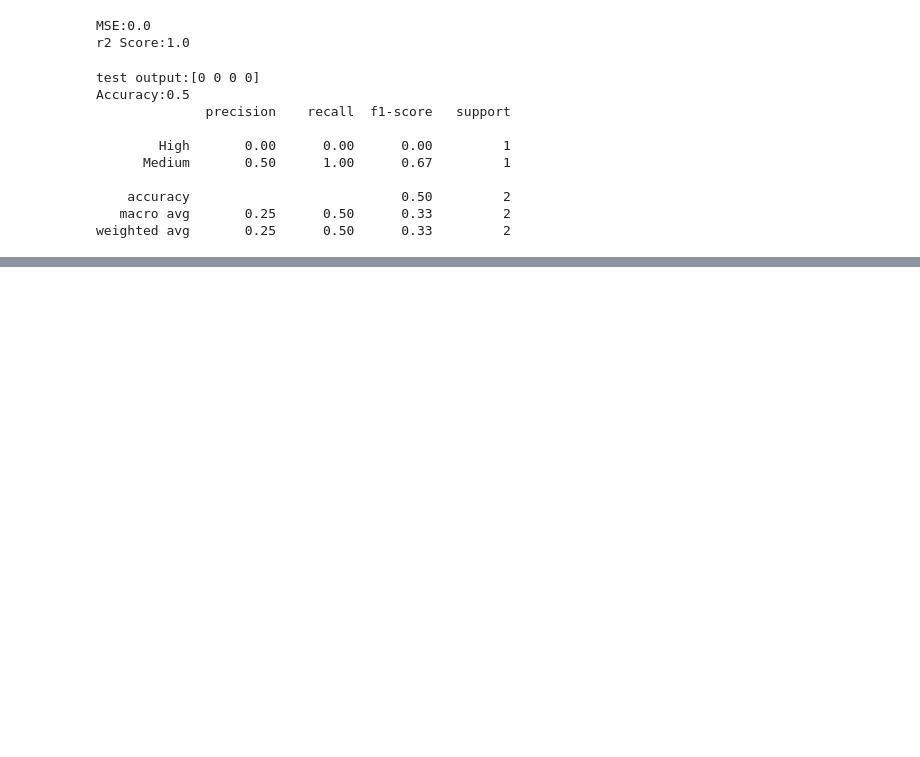
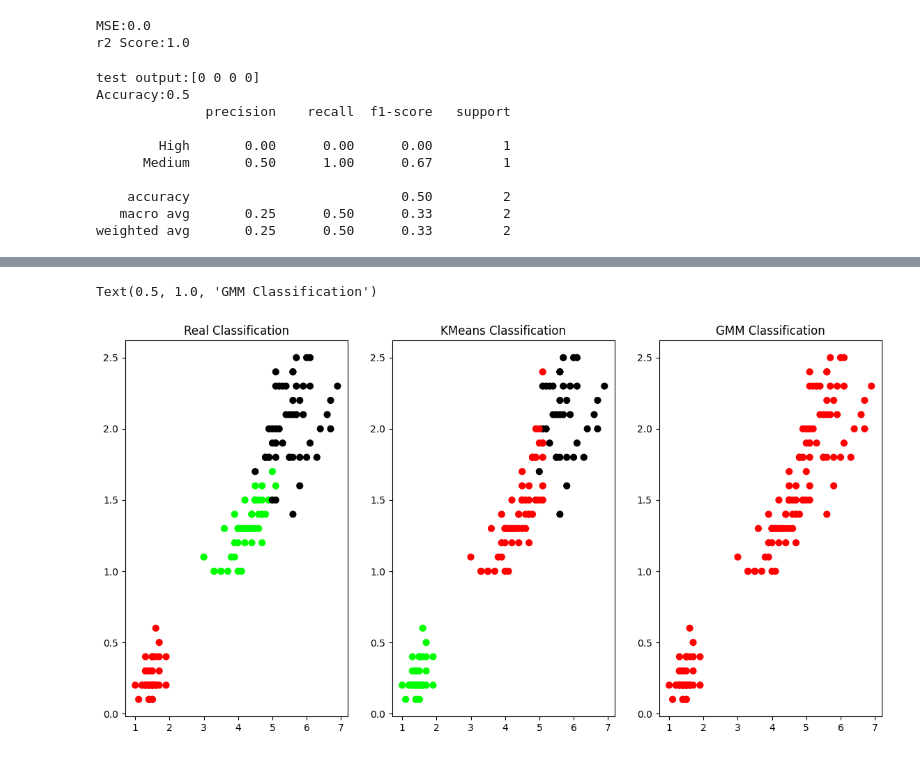
Before and after one commit to badmirohan01/ML-Lab-Programs, a Jupyter notebook: chapter_appendix-tools-for-deep-learning/jupyter.ipynb, the cells around one changed output, grey strips where cells are left out. Drawn from its saved outputs; the diff is of its cells as text; code cells hidden in the pictures; blank space fills up the shorter version.

```diff
--- a/chapter_appendix-tools-for-deep-learning/jupyter.ipynb
+++ b/chapter_appendix-tools-for-deep-learning/jupyter.ipynb
@@ -216,3 +274,49 @@ weighted avg       0.25      0.50      0.33         2
+# %%
+from sklearn.cluster import KMeans
+from sklearn import preprocessing
+from sklearn.mixture import GaussianMixture
+from sklearn.datasets import load_iris
+import sklearn.metrics as sm
+import pandas as pd
+import numpy as np
+import matplotlib.pyplot as plt
+
+dataset = load_iris()
+X = pd.DataFrame(dataset.data)
+X.columns = ['Sepal_Length','Sepal_Width','Petal_Length','Petal_Width']
+y = pd.DataFrame(dataset.target)
+y.columns = ['Targets']
+
+plt.figure(figsize=(14,7))
+colormap = np.array(['red','lime','black'])
+
+#Plotting real class
+plt.subplot(1,3,1)
+plt.scatter(X.Petal_Length, X.Petal_Width, c=colormap[y.Targets], s=40)
+plt.title('Real Classification')
+
+#Plotting KMeans
+plt.subplot(1,3,2)
+model = KMeans(n_clusters=3)
+model.fit(X)
+predy = np.choose(model.labels_,[0,1,2]).astype(np.int64)
+plt.scatter(X.Petal_Length, X.Petal_Width, c=colormap[predy], s=40)
+plt.title('KMeans Classification')
+
+#Standardising features for GMM
+scaler = preprocessing.StandardScaler()
+scaler.fit(X)
+xsa = scaler.transform(X)
+xs = pd.DataFrame(xsa, columns = X.columns)
+gmm = GaussianMixture()
+gmm.fit(xs)
+y_cluster_gmm=gmm.predict(xs)
+plt.subplot(1,3,3)
+plt.scatter(X.Petal_Length,X.Petal_Width,c=colormap[y_cluster_gmm],s=40)
+plt.title('GMM Classification')
+# %% [output]
+Text(0.5, 1.0, 'GMM Classification')
+[figure, added]
 # %% [markdown]
 # Using Jupyter Notebooks
 :label:`sec_jupyter`
```
Also changed, not shown: parts of 2 cells of this notebook.
